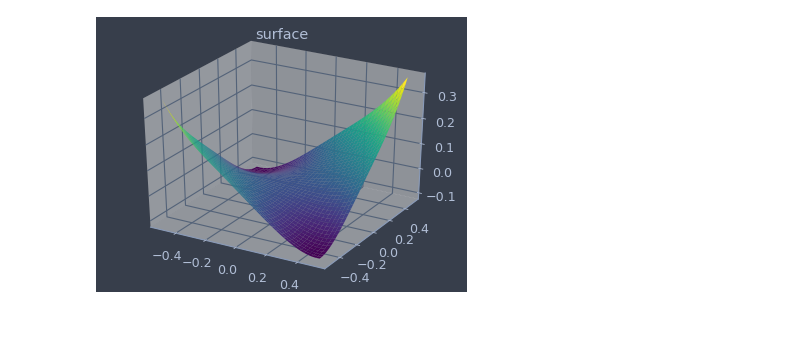
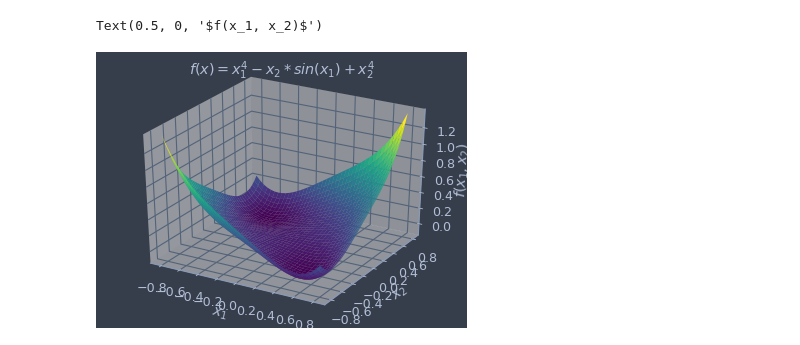
Before and after one commit to Iuri07/pnl_otim, a Jupyter notebook: pnl.ipynb, the cells around one changed output. Saved outputs shown, nothing was run; the diff lists cells and outputs as text; code cells hidden in the pictures.

Commit message:
Fix quasi newton; add new plots

```diff
--- a/pnl.ipynb
+++ b/pnl.ipynb
@@ -1,19 +9,19 @@
 # %%
-import numpy as np
-import matplotlib.pyplot as plt
-from mpl_toolkits import mplot3d
-
 def f(x, y):
     return x**4 + y*np.sin(x) + y**4
 
-x = np.linspace(-.5, .5, 40)
-y = np.linspace(-.5, .5, 40)
+x = np.linspace(-.8, .8, 40)
+y = np.linspace(-.8, .8, 40)
 
 X, Y = np.meshgrid(x, y)
 Z = f(X, Y)
 
 ax = plt.axes(projection='3d')
 ax.plot_surface(X, Y, Z, rstride=1, cstride=1, cmap='viridis', edgecolor='none')
-ax.set_title('surface');
+ax.set_title(r'$f(x) = x_1^4 - x_2*sin(x_1) + x_2^4$');
+ax.set_xlabel(r'$x_1$')
+ax.set_ylabel(r'$x_2$')
+ax.set_zlabel(r'$f(x_1, x_2)$')
 # %% [output]
+Text(0.5, 0, '$f(x_1, x_2)$')
-[figure, old version]
+[figure, new version]
```
Also changed, not shown: parts of 6 cells of this notebook.
